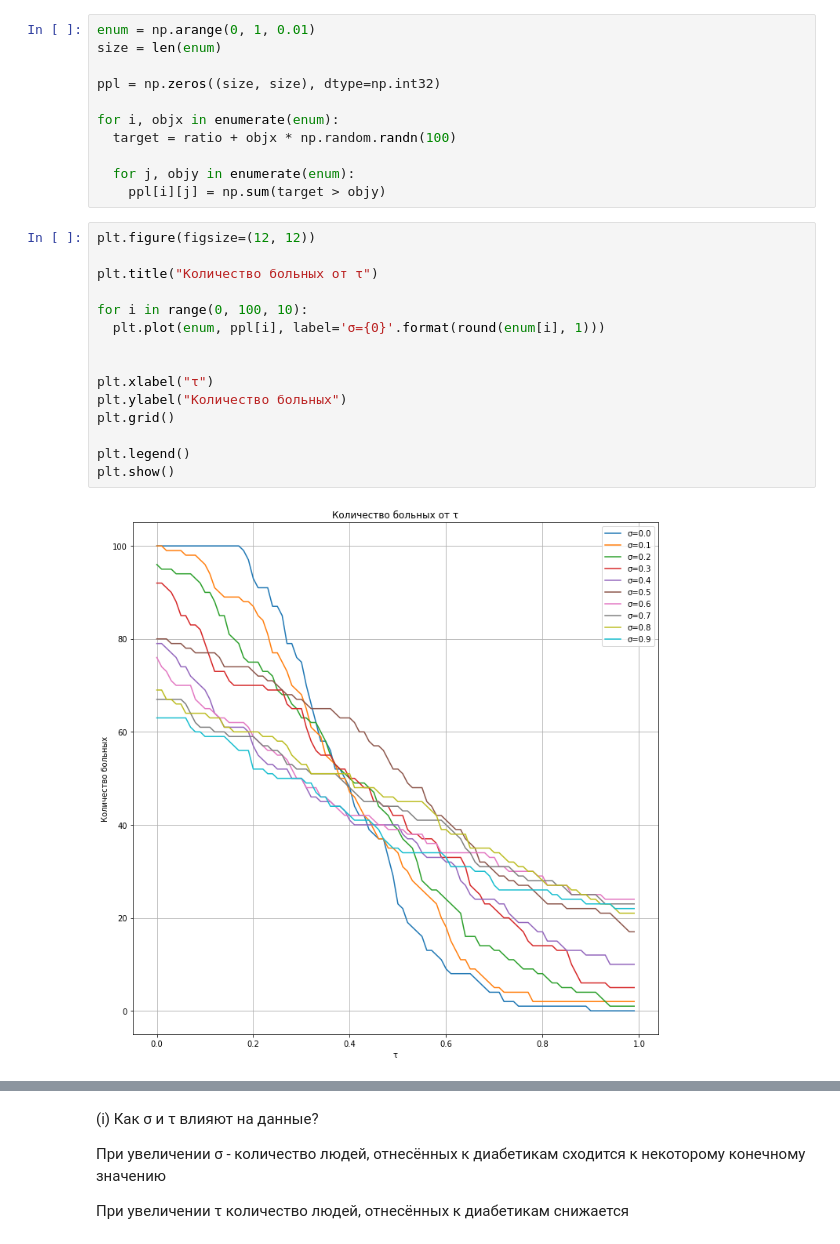
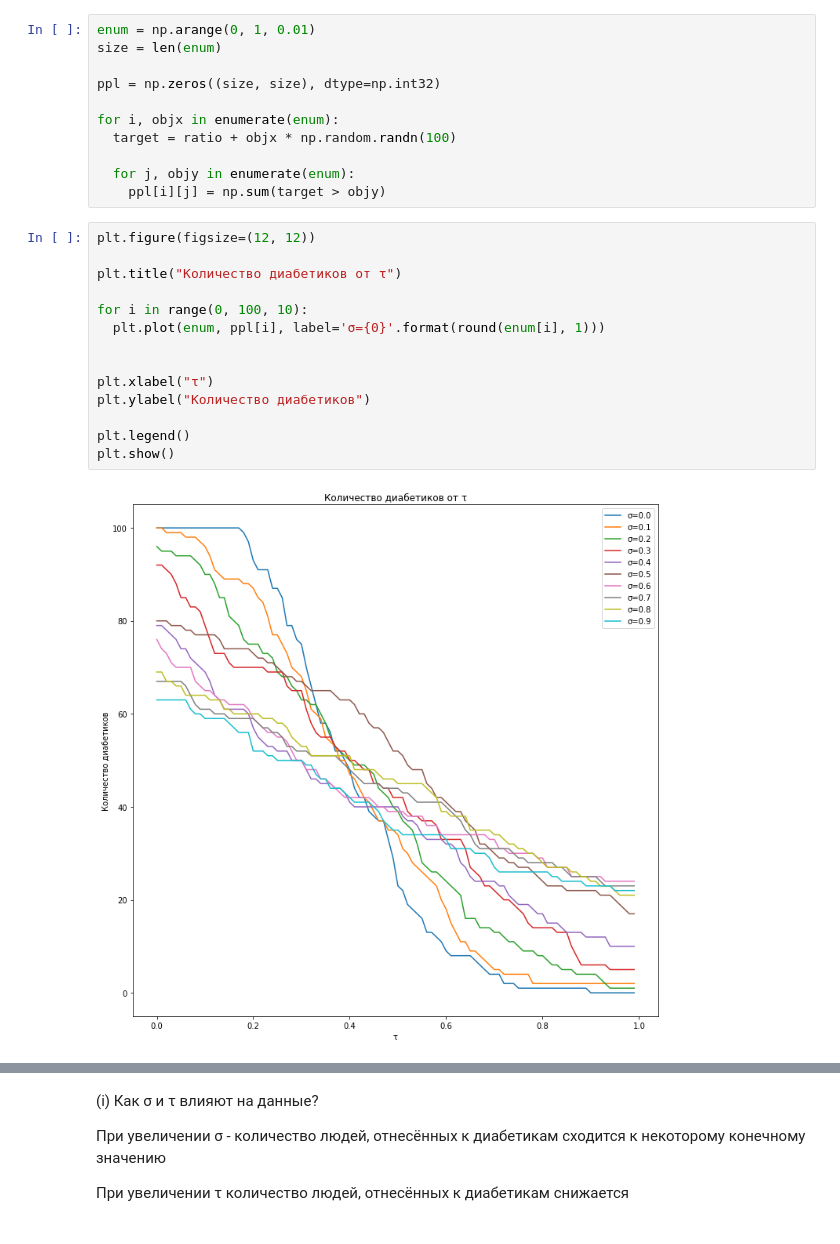
Before and after one commit to loverdom/kfu, a Jupyter notebook: TI_zigangirov_lab1.ipynb, the cells around one changed output, grey strips where cells are left out. Cells and saved outputs as stored; diff of their text form.

```diff
--- a/TI_zigangirov_lab1.ipynb
+++ b/TI_zigangirov_lab1.ipynb
@@ -227,20 +227,19 @@ for i, objx in enumerate(enum):
 # %%
 plt.figure(figsize=(12, 12))
 
-plt.title("Количество больных от τ")
+plt.title("Количество диабетиков от τ")
 
 for i in range(0, 100, 10):
   plt.plot(enum, ppl[i], label='σ={0}'.format(round(enum[i], 1)))
 
 
 plt.xlabel("τ")
-plt.ylabel("Количество больных")
-plt.grid()
+plt.ylabel("Количество диабетиков")
 
 plt.legend()
 plt.show()
 # %% [output]
-[figure, old version]
+[figure, new version]
 # %%
 plt.figure(figsize=(12, 12))
 
```
Also changed, not shown: parts of 1 cell of this notebook.
